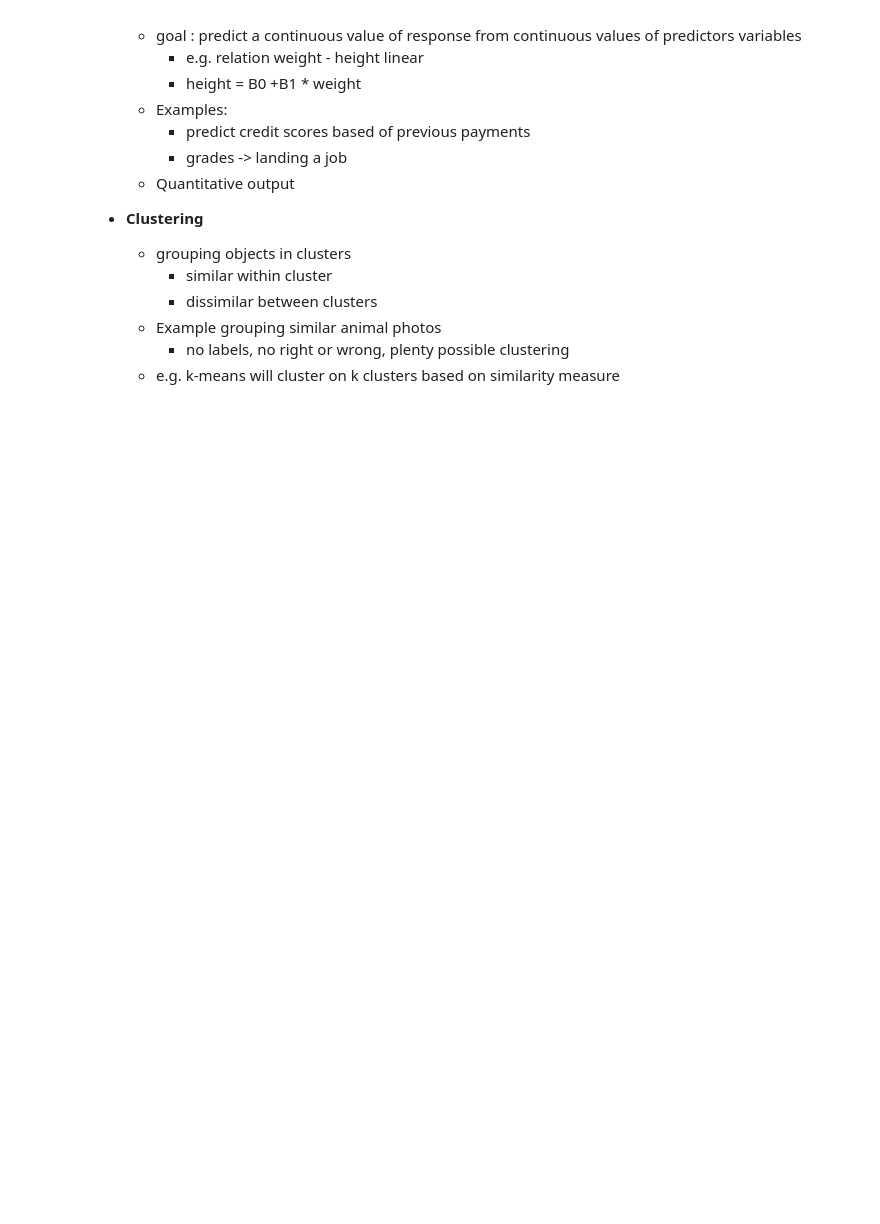
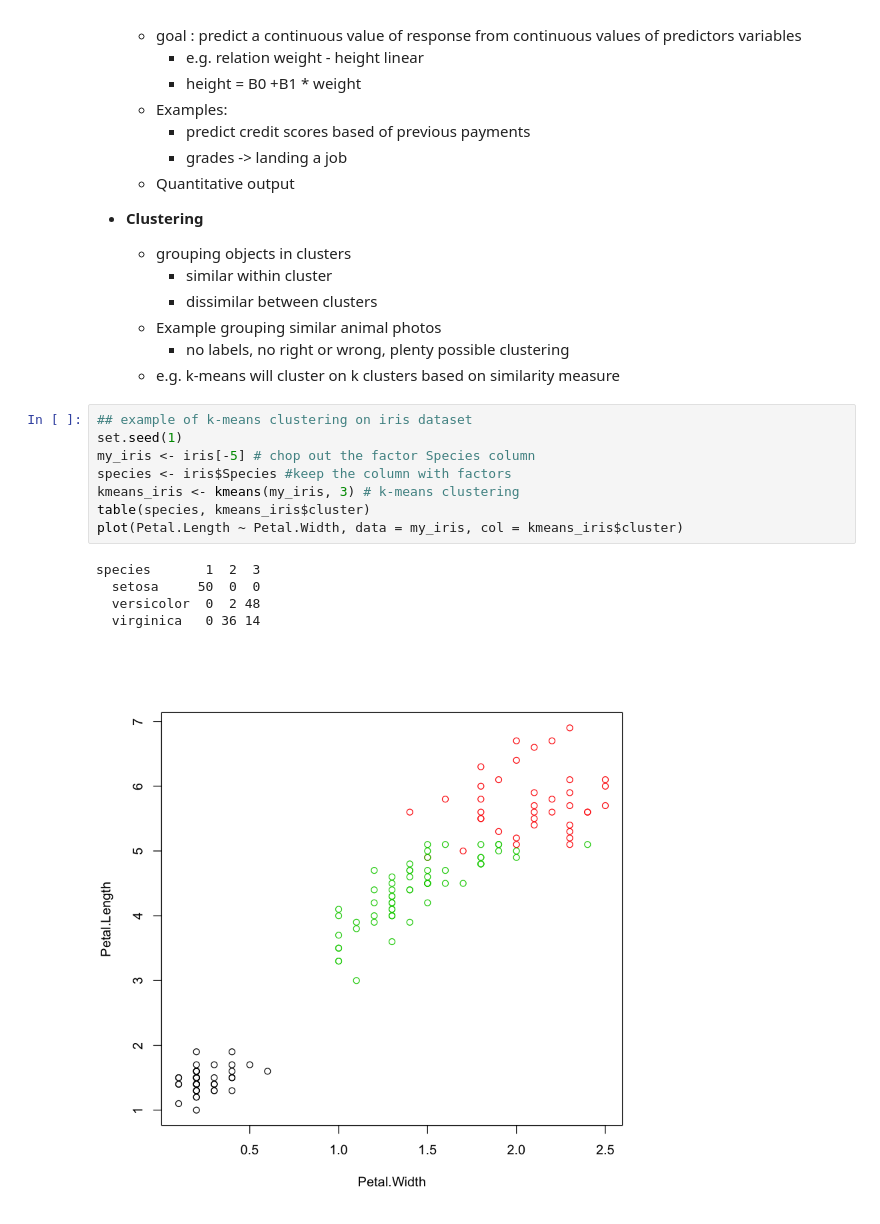
Before and after one commit to slzdevsnp/learn, a Jupyter notebook: intro_ml/intro_ml_nb.ipynb, the cells around one changed output. Saved outputs shown, nothing was run; the diff lists cells and outputs as text; blank space fills up the shorter version.

```diff
--- a/intro_ml/intro_ml_nb.ipynb
+++ b/intro_ml/intro_ml_nb.ipynb
@@ -50,3 +50,17 @@ summary(iris)
     * Example grouping similar animal photos
         * no labels, no right or wrong, plenty possible clustering
     * e.g. k-means   will cluster on k clusters based on similarity measure
+# %%
+## example of k-means clustering on iris dataset
+set.seed(1)
+my_iris <- iris[-5] # chop out the factor Species column
+species <- iris$Species #keep the column with factors
+kmeans_iris <- kmeans(my_iris, 3) # k-means clustering
+table(species, kmeans_iris$cluster)
+plot(Petal.Length ~ Petal.Width, data = my_iris, col = kmeans_iris$cluster)
+# %% [output]
+species       1  2  3
+  setosa     50  0  0
+  versicolor  0  2 48
+  virginica   0 36 14
+[figure, added]
```
Also changed, not shown: parts of 3 cells of this notebook, 1 other file.
